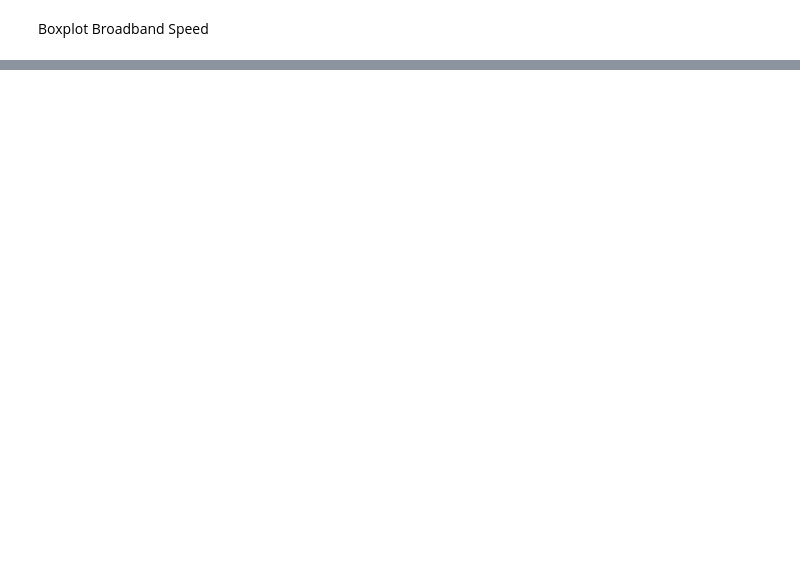
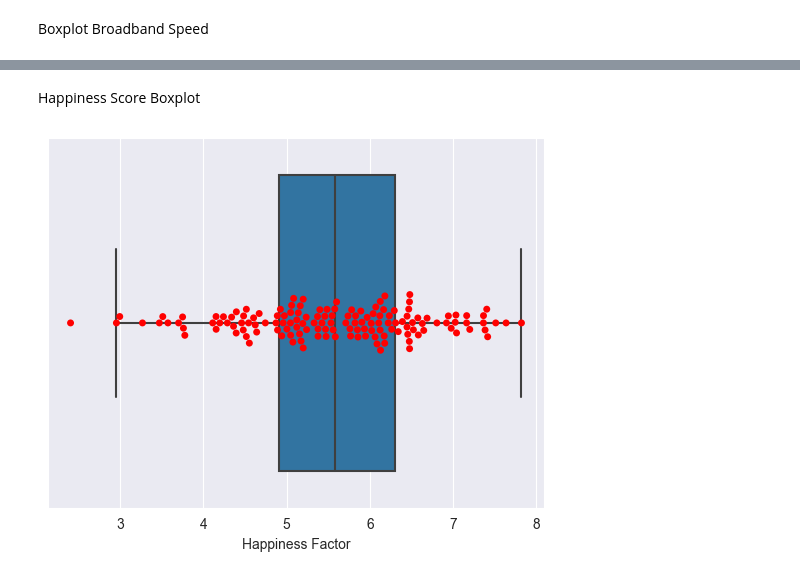
Before and after one commit to Gr4ph1xZ/DataAnalysisAndMachineLearningInternetSpeed, a Jupyter notebook: python/notebook.ipynb, the cells around one changed output, grey strips where cells are left out. Cells and saved outputs as stored; diff of their text form; code cells hidden in the pictures; blank space fills up the shorter version.

```diff
--- a/python/notebook.ipynb
+++ b/python/notebook.ipynb
@@ -224,0 +237,12 @@ plt.show()
+# %% [markdown]
+Happiness Score Boxplot
+# %%
+plotBroadBand = sns.boxplot(x=dataset['HappinessScore2022'], showfliers= False)
+plotBroadBand = sns.swarmplot(x=dataset['HappinessScore2022'], color="r")
+plotBroadBand.set(
+    xlabel='Happiness Factor'
+)
+plotBroadBand.get_figure().savefig(r'..\output\Happiness Boxplot.png')
+plt.show()
+# %% [output]
+[figure, added]
```
Also changed, not shown: parts of 20 cells of this notebook.
